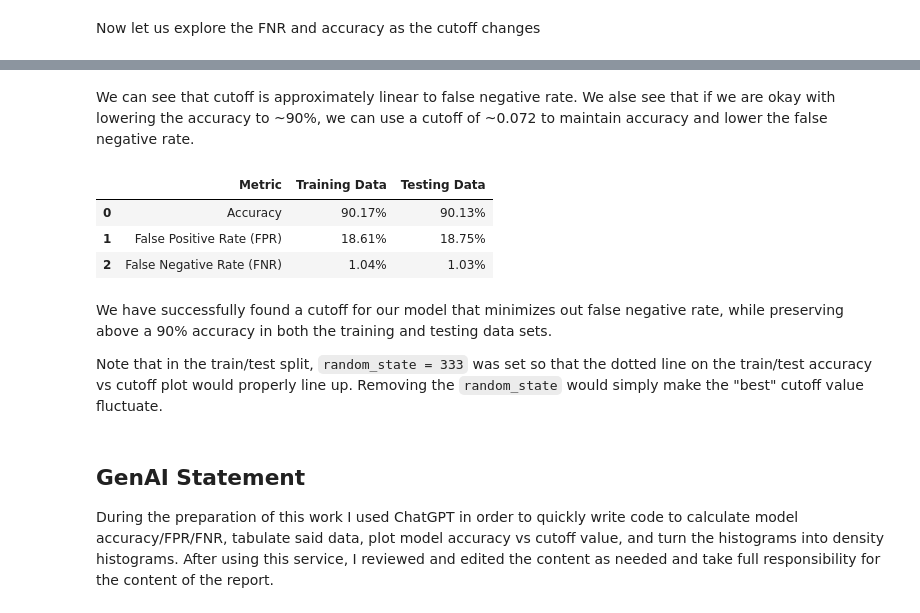
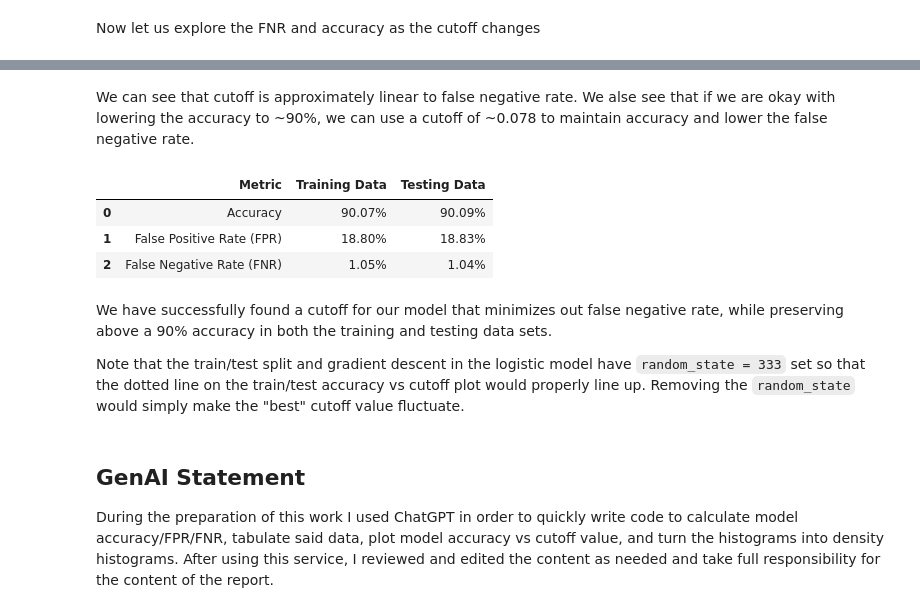
Before and after one commit to Branflakes333/Credit_Card_Fraud_Project, a Jupyter notebook: MATH_596_Project_Brandon_Miner_Konnor_Payne.ipynb, the cells around one changed output, grey strips where cells are left out. Saved outputs shown, nothing was run; the diff lists cells and outputs as text; code cells hidden in the pictures.

```diff
--- a/MATH_596_Project_Brandon_Miner_Konnor_Payne.ipynb
+++ b/MATH_596_Project_Brandon_Miner_Konnor_Payne.ipynb
@@ -123,16 +123,16 @@ ccf.accuracy_FNR_plt(model)
 # %% [markdown]
-We can see that cutoff is approximately linear to false negative rate. We alse see that if we are okay with lowering the accuracy to ~90%, we can use a cutoff of ~0.072 to maintain accuracy and lower the false negative rate.
+We can see that cutoff is approximately linear to false negative rate. We alse see that if we are okay with lowering the accuracy to ~90%, we can use a cutoff of ~0.078 to maintain accuracy and lower the false negative rate.
 # %%
-ccf.model_accuracy(model, cutoff = 0.072)
+ccf.model_accuracy(model, cutoff = 0.078)
 # %% [output]
 |  | Metric | Training Data | Testing Data |
-| 0 | Accuracy | 90.17% | 90.13% |
-| 1 | False Positive Rate (FPR) | 18.61% | 18.75% |
-| 2 | False Negative Rate (FNR) | 1.04% | 1.03% |
+| 0 | Accuracy | 90.07% | 90.09% |
+| 1 | False Positive Rate (FPR) | 18.80% | 18.83% |
+| 2 | False Negative Rate (FNR) | 1.05% | 1.04% |
 # %% [markdown]
 We have successfully found a cutoff for our model that minimizes out false negative rate, while preserving above a 90% accuracy in both the training and testing data sets.
 
-Note that in the train/test split, `random_state = 333` was set so that the dotted line on the train/test accuracy vs cutoff plot would properly line up. Removing the `random_state` would simply make the "best" cutoff value fluctuate.
+Note that the train/test split and gradient descent in the logistic model have `random_state = 333` set so that the dotted line on the train/test accuracy vs cutoff plot would properly line up. Removing the `random_state` would simply make the "best" cutoff value fluctuate.
 # %% [markdown]
 ## GenAI Statement
 During the preparation of this work I used ChatGPT in order to quickly write code to calculate model accuracy/FPR/FNR, tabulate said data, plot model accuracy vs cutoff value, and turn the histograms into density histograms. After using this service, I reviewed and edited the content as needed and take full responsibility for the content of the report.
```
Also changed, not shown: parts of 5 cells of this notebook, 1 other file.
